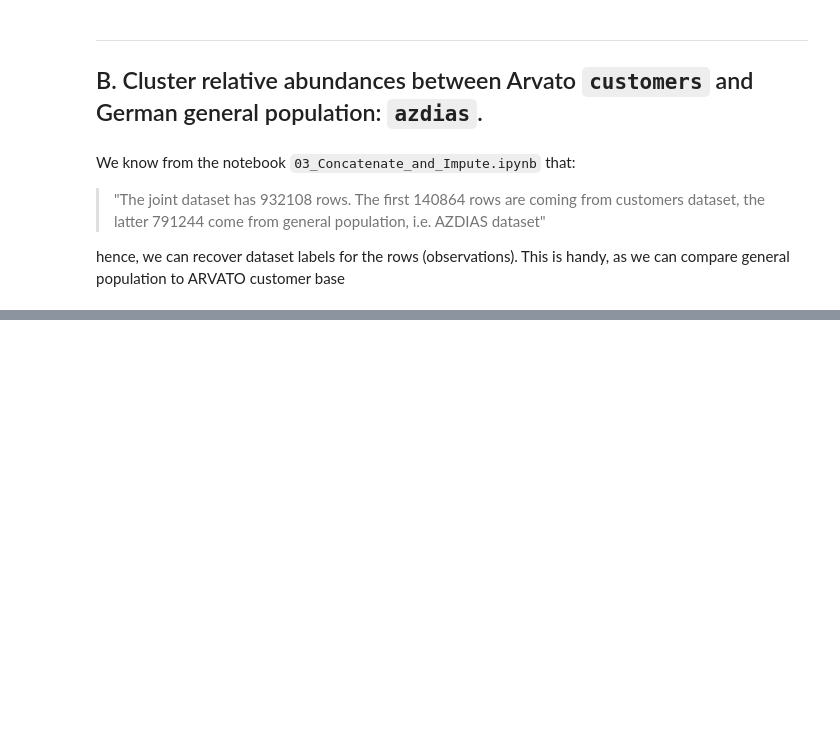
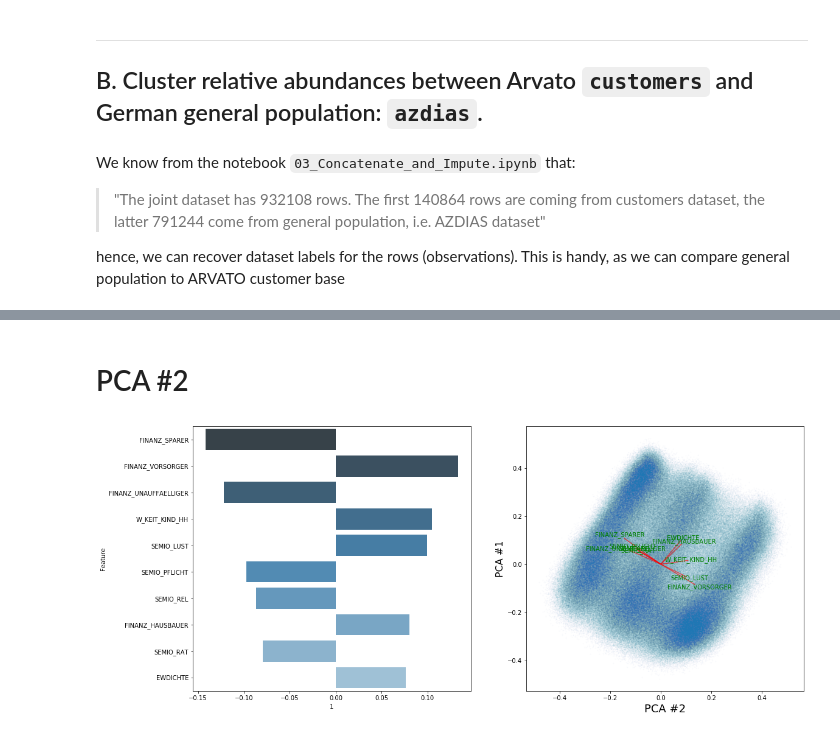
Before and after one commit to vaxherra/Arvato-Customer-Segmentation, a Jupyter notebook: Unsupervised/Unsupervised_Customer_Segmentation.ipynb, the cells around one changed output, grey strips where cells are left out. Saved outputs shown, nothing was run; the diff lists cells and outputs as text; code cells hidden in the pictures; blank space fills up the shorter version.

```diff
--- a/Unsupervised/Unsupervised_Customer_Segmentation.ipynb
+++ b/Unsupervised/Unsupervised_Customer_Segmentation.ipynb
@@ -486,0 +610,14 @@ In other words, interpreting the above:
+# %% [markdown]
+# PCA #2
+# %%
+feature_importance_df = pca_explainer(pca = joint_dataset_PCA_reduced,
+                    pca_comonents = pca.components_,
+                    pca_num=2,
+                    n_weights=10,
+                                      # Plotting/Figure parameters
+                    alpha=0.025,
+                    size=.5,
+                    plot_arrows=True,
+                    width=18,height=8)
+# %% [output]
+[figure, added]
```
Also changed, not shown: parts of 42 cells of this notebook, 4 other files.
